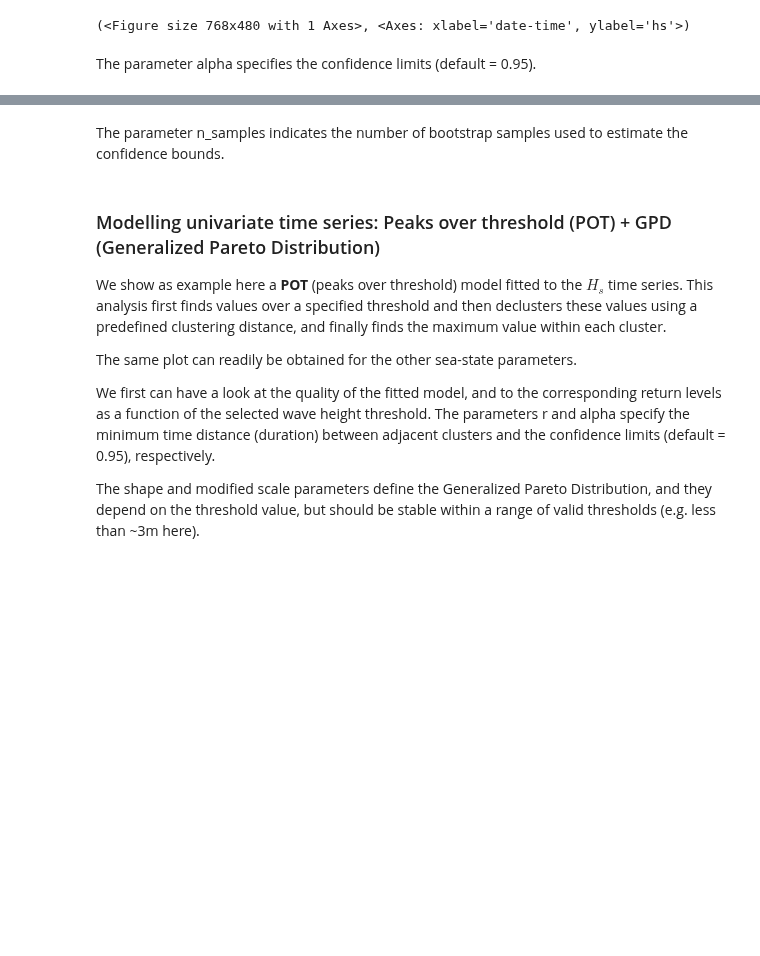
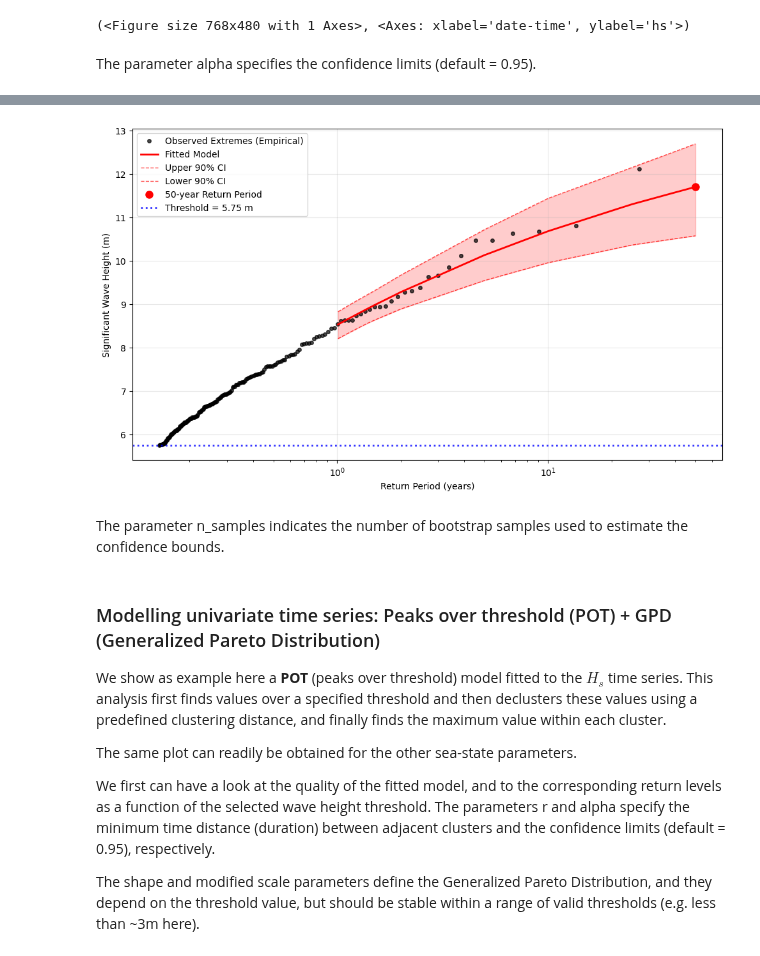
Before and after one commit to Lucaschikashy/sea-states_project_bretagne, a Jupyter notebook: index_project_EVA_1.ipynb, the cells around one changed output, grey strips where cells are left out. Cells and saved outputs as stored; diff of their text form; code cells hidden in the pictures; blank space fills up the shorter version.

Commit message:
fixed gpd plot

```diff
--- a/index_project_EVA_1.ipynb
+++ b/index_project_EVA_1.ipynb
@@ -2015,3 +2018,48 @@ plt.show()
+# %%
+# Plot with extended model to 1 year
+fig, ax = plt.subplots(figsize=(10, 6))
+
+# Get correct empirical return periods
+sorted_extremes = np.sort(model_pot.extremes.values)[::-1]  # Sort descending
+n_extremes = len(sorted_extremes)
+
+# Correct empirical return period calculation
+# duration in years
+years = (model_pot.data.index.max() - model_pot.data.index.min()).days / 365.25
+rate = n_extremes / years  # exceedances per year
+
+empirical_return_periods = (n_extremes + 1) / np.arange(1, n_extremes + 1) / rate
+
+# Plot your observed data with correct empirical return periods
+ax.semilogx(empirical_return_periods, sorted_extremes, 'ko', markersize=4, alpha=0.7, label='Observed Extremes (Empirical)')
+
+# Add fitted model with extended range to 1 year
+
+ax.semilogx(summary_pot.index, summary_pot['return value'], 'r-', linewidth=2, label='Fitted Model')
+
+# Add confidence intervals
+ax.semilogx(summary_pot.index, summary_pot['upper ci'], 'r--', linewidth=1, alpha=0.7, label='Upper 90% CI')
+ax.semilogx(summary_pot.index, summary_pot['lower ci'], 'r--', linewidth=1, alpha=0.7, label='Lower 90% CI')
+
+# Fill between confidence intervals
+ax.fill_between(summary_pot.index, summary_pot['lower ci'], summary_pot['upper ci'], alpha=0.2, color='red')
+
+# Highlight 50-year point
+ax.semilogx(50, summary_pot.loc[50, 'return value'], 'ro', markersize=8, label='50-year Return Period')
+
+# Add threshold as dotted horizontal line
+ax.axhline(y=threshold, color='blue', linestyle=':', linewidth=2, alpha=0.8, label=f'Threshold = {threshold:.2f} m')
+ax.set_xlabel('Return Period (years)')
+ax.set_ylabel('Significant Wave Height (m)')
+ax.grid(True, alpha=0.3)
+ax.legend()
+
+plt.tight_layout()
+plt.show()
+plt.savefig('graphs/gpd_fit_pot.png')
+plt.close()
+# %% [output]
+[figure, added]
 # %% [markdown]
 The parameter n_samples indicates the number of bootstrap samples used to estimate the confidence bounds.
 # %% [markdown]
```
Also changed, not shown: parts of 8 cells of this notebook.
